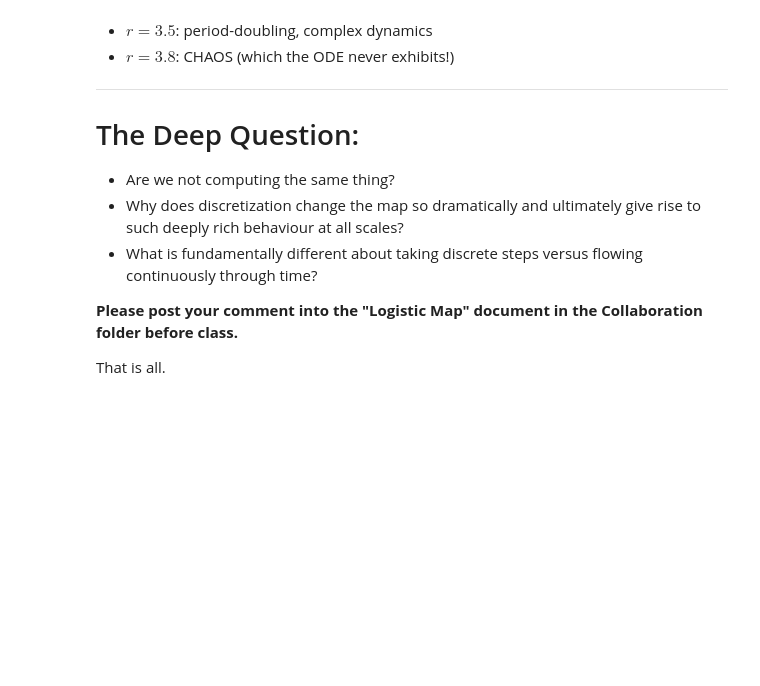
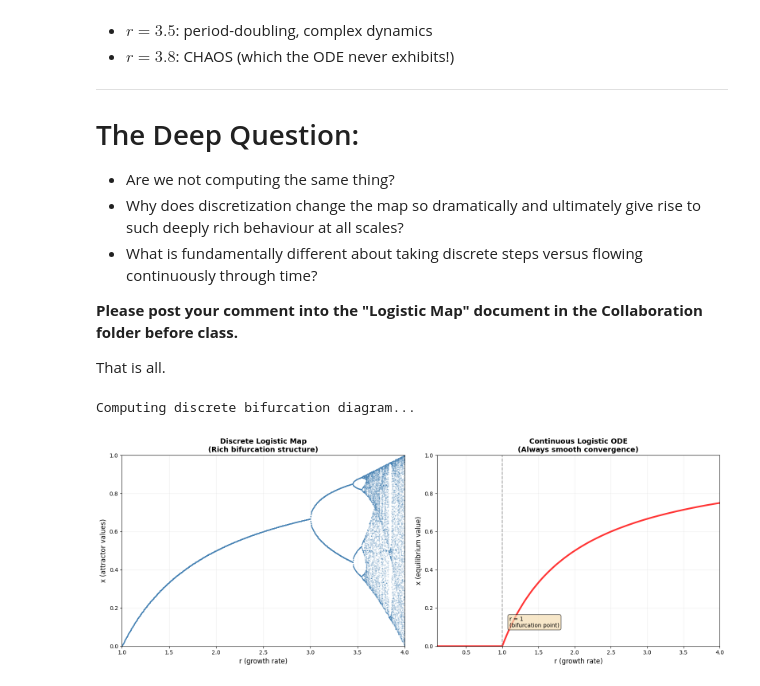
Before and after one commit to SmatMan/CSB195, a Jupyter notebook: src/py/logistic_map.ipynb, the cells around one changed output. Saved outputs shown, nothing was run; the diff lists cells and outputs as text; code cells hidden in the pictures; blank space fills up the shorter version.

Commit message:
logistic map updates + bifurcation diagram comparison

```diff
--- a/src/py/logistic_map.ipynb
+++ b/src/py/logistic_map.ipynb
@@ -713,3 +707,81 @@ The DISCRETE logistic map shows:
 
 
 That is all.
+# %%
+# =================================================================
+# COMPARISON: "Bifurcation Diagram" for Continuous Logistic ODE
+# =================================================================
+# This demonstrates why bifurcation diagrams don't make sense for
+# the continuous logistic equation - it always has the same behavior!
+
+def continuous_logistic_fixed_point(r):
+    """
+    For the continuous logistic ODE dx/dt = r*x*(1-x),
+    the fixed point (equilibrium) is at x = (r-1)/r for r > 1,
+    and x = 0 for r ≤ 1.
+    """
+    if r <= 1:
+        return 0
+    else:
+        return (r - 1) / r
+
+# Create comparison plots
+fig, (ax1, ax2) = plt.subplots(1, 2, figsize=(16, 6))
+
+# Left plot: Discrete logistic map bifurcation (simplified version)
+r_range_discrete = np.linspace(1.0, 4.0, 800)
+x0 = 0.1
+n_iterations = 2000
+n_discard = 1500
+
+bifurcation_data_discrete = []
+
+print("Computing discrete bifurcation diagram...")
+for r in tqdm(r_range_discrete, desc="Discrete Map"):
+    trajectory = iterate_map(x0, r, n_iterations=n_iterations, n_discard=n_discard)
+
+    # Sample some points from the attractor
+    sample_size = min(100, len(trajectory))
+    sampled_points = np.random.choice(trajectory, sample_size, replace=False)
+
+    for x_val in sampled_points:
+        bifurcation_data_discrete.append((r, x_val))
+
+bifurcation_data_discrete = np.array(bifurcation_data_discrete)
+
+ax1.scatter(bifurcation_data_discrete[:, 0], bifurcation_data_discrete[:, 1],
+           s=0.1, color='steelblue', alpha=0.6)
+ax1.set_xlabel('r (growth rate)', fontsize=12)
+ax1.set_ylabel('x (attractor values)', fontsize=12)
+ax1.set_title('Discrete Logistic Map\n(Rich bifurcation structure)', fontsize=13, fontweight='bold')
+ax1.set_xlim(1.0, 4.0)
+ax1.set_ylim(0, 1)
+ax1.grid(True, alpha=0.2)
+
+# Right plot: Continuous logistic ODE "bifurcation"
+r_range_continuous = np.linspace(0.1, 4.0, 1000)
+fixed_points = [continuous_logistic_fixed_point(r) for r in r_range_continuous]
+
+ax2.plot(r_range_continuous, fixed_points, linewidth=3, color='red', alpha=0.8)
+ax2.set_xlabel('r (growth rate)', fontsize=12)
+ax2.set_ylabel('x (equilibrium value)', fontsize=12)
+ax2.set_title('Continuous Logistic ODE\n(Always smooth convergence)', fontsize=13, fontweight='bold')
+ax2.set_xlim(0.1, 4.0)
+ax2.set_ylim(0, 1)
+ax2.grid(True, alpha=0.2)
+
+# Add annotations
+ax2.axvline(x=1, color='gray', linestyle='--', alpha=0.7)
+ax2.text(1.1, 0.1, 'r = 1\n(bifurcation point)', fontsize=10,
+         bbox=dict(boxstyle="round,pad=0.3", facecolor="wheat", alpha=0.7))
+
+plt.tight_layout()
+plt.show()
+
+print("\nKey insight:")
+print("- Discrete map: Complex bifurcations, chaos, self-similarity")
+print("- Continuous ODE: Only one bifurcation at r=1, then smooth convergence")
+print("- This is why bifurcation diagrams are typically for discrete maps!")
+# %% [output]
+Computing discrete bifurcation diagram...
+[figure, added]
```
Also changed, not shown: parts of 4 cells of this notebook, 1 other file.
